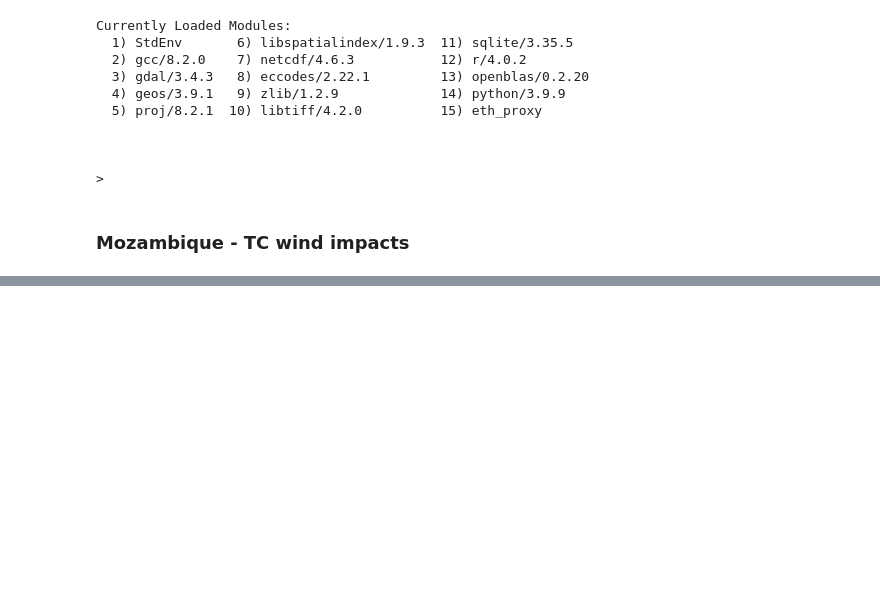
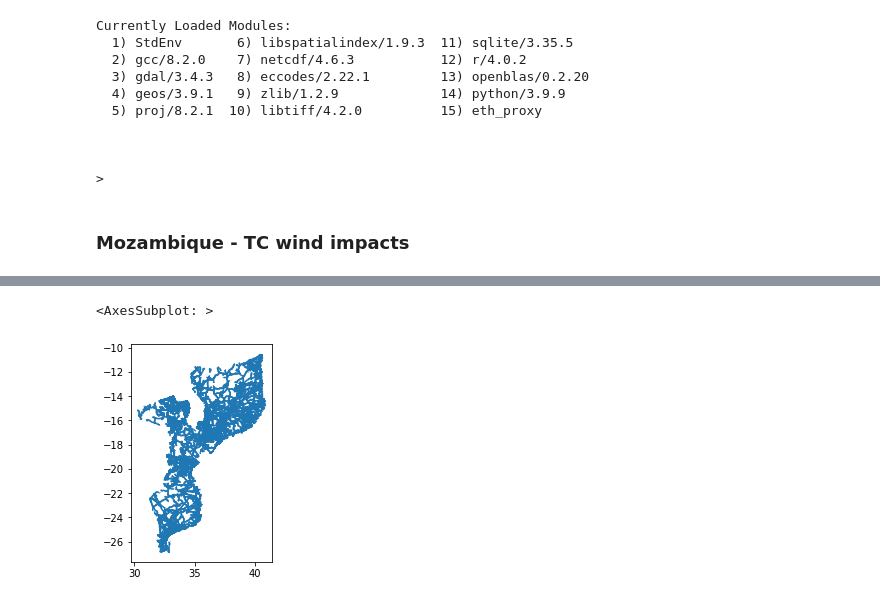
Before and after one commit to Evelyn-M/mozambique_healthcare, a Jupyter notebook: visuals_results.ipynb, the cells around one changed output, grey strips where cells are left out. Drawn from its saved outputs; the diff is of its cells as text; code cells hidden in the pictures; blank space fills up the shorter version.

```diff
--- a/visuals_results.ipynb
+++ b/visuals_results.ipynb
@@ -449,0 +515,5 @@ gdf_cumimpacts = sum_impacts(gdf_list)
+# %%
+gdf_idai[gdf_idai.ci_type=='road'].iloc[:-len(gdf_idai[gdf_idai.ci_type=='people'])].plot()
+# %% [output]
+<AxesSubplot: >
+[figure, added]
```
Also changed, not shown: parts of 36 cells of this notebook, 1 other file.
